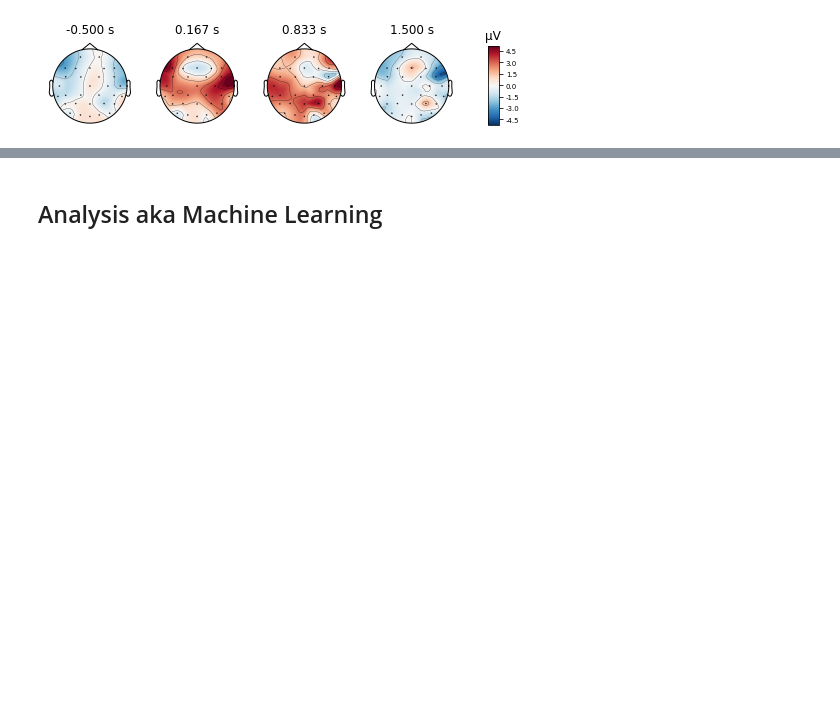
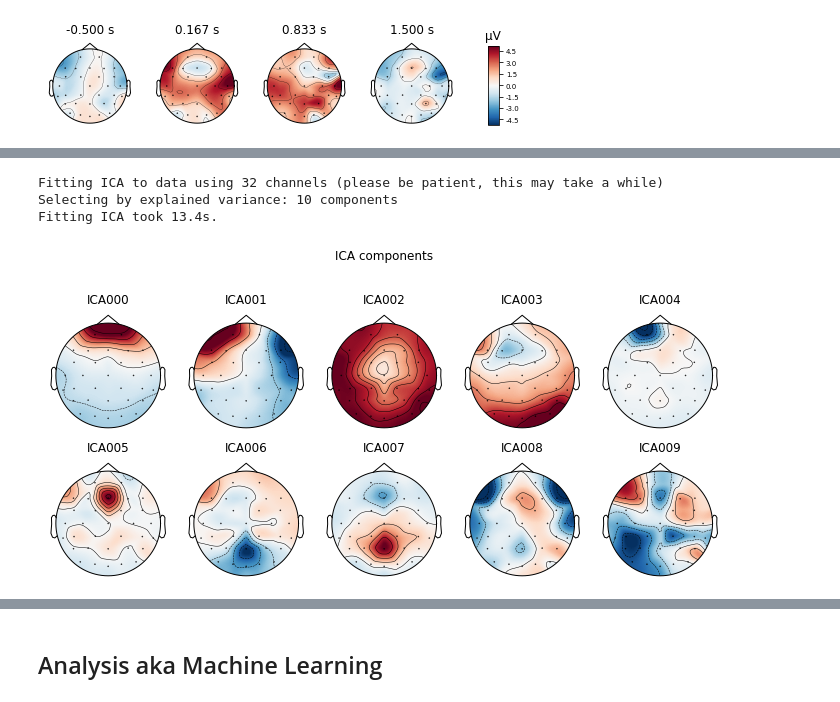
Before and after one commit to Louisenyholm/ACN_2021, a Jupyter notebook: data_scripts/portfolio.ipynb, the cells around one changed output, grey strips where cells are left out. Drawn from its saved outputs; the diff is of its cells as text; code cells hidden in the pictures; blank space fills up the shorter version.

```diff
--- a/data_scripts/portfolio.ipynb
+++ b/data_scripts/portfolio.ipynb
@@ -381,0 +429,11 @@ successful_evoked.plot_topomap(ch_type='eeg');
+# %%
+# Fitting the ICA
+ica = mne.preprocessing.ICA(n_components=0.95, random_state=97, max_iter=800)
+ica.fit(raw2_filtered)
+# Visualising components ordered by the variance that they explain (most = first)
+ica.plot_components();
+# %% [output]
+Fitting ICA to data using 32 channels (please be patient, this may take a while)
+Selecting by explained variance: 10 components
+Fitting ICA took 13.4s.
+[figure, added]
```
Also changed, not shown: parts of 26 cells of this notebook, 1 other file.
